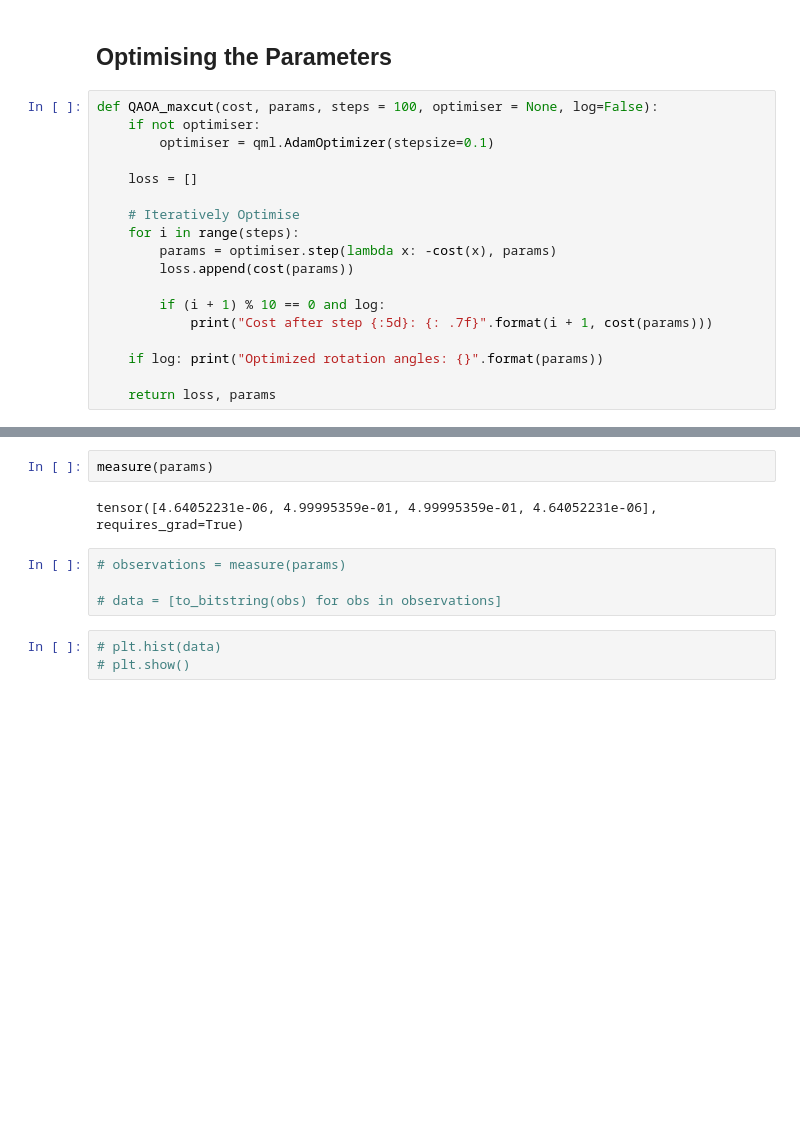
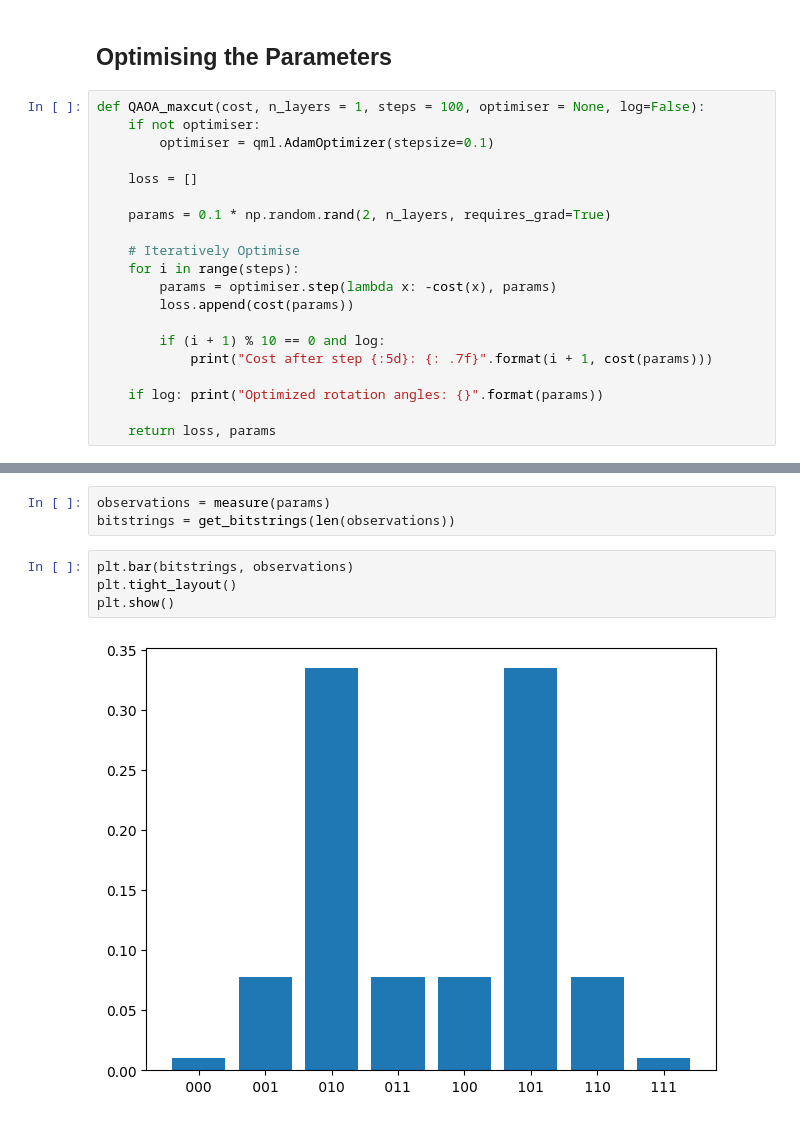
Before and after one commit to AJWestley/QAOA-MaxCut, a Jupyter notebook: src/maxcutQAOA.ipynb, the cells around one changed output, grey strips where cells are left out. Drawn from its saved outputs; the diff is of its cells as text; blank space fills up the shorter version.

```diff
--- a/src/maxcutQAOA.ipynb
+++ b/src/maxcutQAOA.ipynb
@@ -72,11 +101,13 @@ draw(circuit, np.array([1, 1]), style='pennylane')
 # %% [markdown]
 ## Optimising the Parameters
 # %%
-def QAOA_maxcut(cost, params, steps = 100, optimiser = None, log=False):
+def QAOA_maxcut(cost, n_layers = 1, steps = 100, optimiser = None, log=False):
     if not optimiser:
         optimiser = qml.AdamOptimizer(stepsize=0.1)
 
     loss = []
+
+    params = 0.1 * np.random.rand(2, n_layers, requires_grad=True)
 
     # Iteratively Optimise
     for i in range(steps):
@@ -108,11 +137,9 @@ plt.show()
-# %%
-measure(params)
-# %% [output]
-tensor([4.64052231e-06, 4.99995359e-01, 4.99995359e-01, 4.64052231e-06], requires_grad=True)
-# %%
-# observations = measure(params)
-
-# data = [to_bitstring(obs) for obs in observations]
-# %%
-# plt.hist(data)
-# plt.show()
+# %%
+observations = measure(params)
+bitstrings = get_bitstrings(len(observations))
+# %%
+plt.bar(bitstrings, observations)
+plt.tight_layout()
+plt.show()
+# %% [output]
+[figure, added]
```
Also changed, not shown: parts of 17 cells of this notebook.
